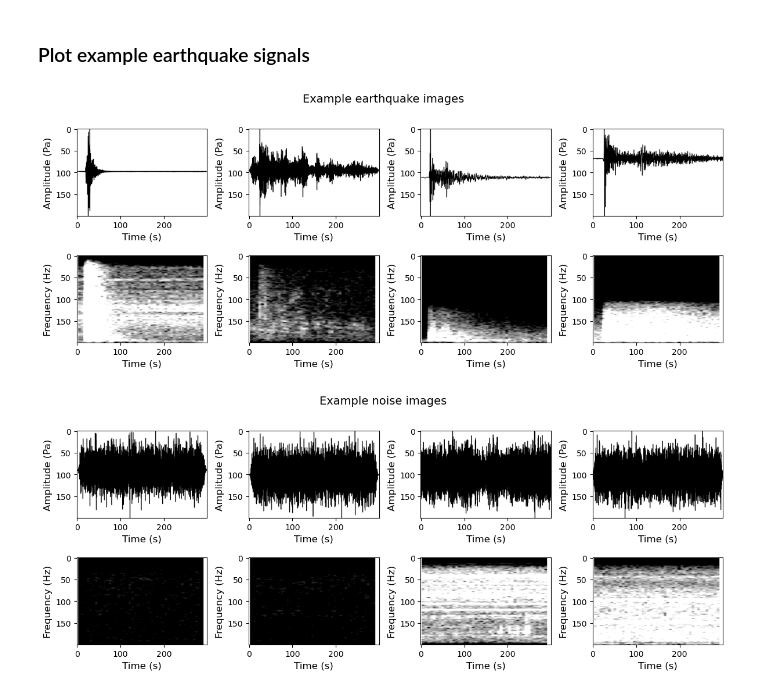
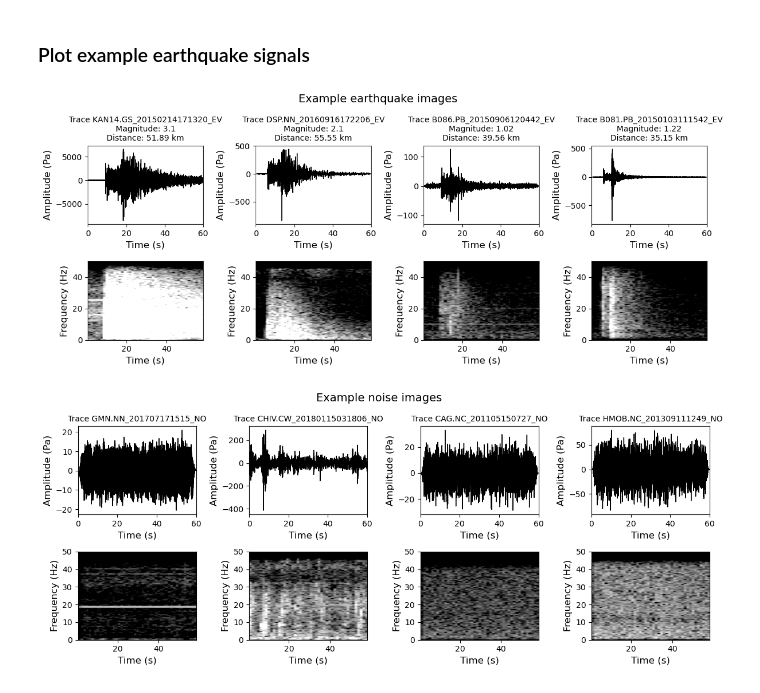
Before and after one commit to kaelynn-rose/Earthquake_Detection, a Jupyter notebook: notebooks/exploratory_data_analysis.ipynb, the cells around one changed output. Drawn from its saved outputs; the diff is of its cells as text; code cells hidden in the pictures.

Commit message:
Fixed example plotting

```diff
--- a/notebooks/exploratory_data_analysis.ipynb
+++ b/notebooks/exploratory_data_analysis.ipynb
@@ -162,20 +170,20 @@ plt.show()
 # %%
 # Get random example earthquakes
 example_earthquakes = metadata[metadata['trace_category']=='earthquake_local'].sample(4)
-example_earthquake_waveforms = waveform_imgs[list(example_earthquakes.index)]
-example_earthquake_spectrograms = spectrogram_imgs[list(example_earthquakes.index)]
+example_earthquake_indices = list(example_earthquakes.index)
 
 # Get random example noise
 example_noise = metadata[metadata['trace_category']=='noise'].sample(4)
-example_noise_waveforms = waveform_imgs[list(example_noise.index)]
-example_noise_spectrograms = spectrogram_imgs[list(example_noise.index)]
+example_noise_indices = list(example_noise.index)
 # %%
 # Plot example earthquakes - waveforms and spectrograms
 fig, axs = plt.subplots(2,4,figsize=(12,5))
 count = 0
 for i, ax in enumerate(axs.flatten()):
     if count < 4:
-        ax.imshow(example_earthquake_waveforms[i])
+        x = np.linspace(0,60,6000)
+        ax.plot(x, raw_signals[example_earthquake_indices[i]][:,2], color='k', linewidth=1) # select only the z-axis component of the signal
+        ax.set_xlim([0,60])
         ax.set_ylabel('Amplitude (Pa)',fontsize=12)
         ax.set_xlabel('Time (s)',fontsize=12)
         trace_name = example_earthquakes.iloc[i]['trace_name']
@@ -183,7 +191,7 @@ for i, ax in enumerate(axs.flatten()):
         dist = example_earthquakes.iloc[i]['source_distance_km']
         ax.set_title(f'Trace {trace_name}\nMagnitude: {mag}\nDistance: {dist} km', fontsize=10)
     else:
-        ax.imshow(example_earthquake_spectrograms[i-4])
+        ax.specgram(raw_signals[example_earthquake_indices[i-4]][:,2], Fs=100, NFFT=256, cmap='gray', vmin=-10, vmax=25)
         ax.set_ylabel('Frequency (Hz)',fontsize=12)
         ax.set_xlabel('Time (s)',fontsize=12)
     count += 1
@@ -191,25 +199,27 @@ plt.suptitle(f'Example earthquake images',fontsize=14)
 plt.tight_layout()
 plt.show()
 # %% [output]
-[figure, old version]
+[figure, new version]
 # %%
 # Plot example noise - waveforms and spectrograms
 fig, axs = plt.subplots(2,4,figsize=(12,5))
 count = 0
 for i, ax in enumerate(axs.flatten()):
     if count < 4:
-        ax.imshow(example_noise_waveforms[i])
+        x = np.linspace(0,60,6000)
+        ax.plot(x, raw_signals[example_noise_indices[i]][:,2], color='k', linewidth=1) # select only the z-axis component of the signal
+        ax.set_xlim([0,60])
         ax.set_ylabel('Amplitude (Pa)',fontsize=12)
         ax.set_xlabel('Time (s)',fontsize=12)
         trace_name = example_noise.iloc[i]['trace_name']
         ax.set_title(f'Trace {trace_name}', fontsize=10)
     else:
-        ax.imshow(example_noise_spectrograms[i-4])
+        ax.specgram(raw_signals[example_noise_indices[i-4]][:,2], Fs=100, NFFT=256, cmap='gray', vmin=-10, vmax=25)
         ax.set_ylabel('Frequency (Hz)',fontsize=12)
         ax.set_xlabel('Time (s)',fontsize=12)
     count += 1
 plt.suptitle(f'Example noise images',fontsize=14)
 plt.tight_layout()
 plt.show()
 # %% [output]
-[figure, old version]
+[figure, new version]
```
Also changed, not shown: parts of 3 cells of this notebook, 2 other files.
